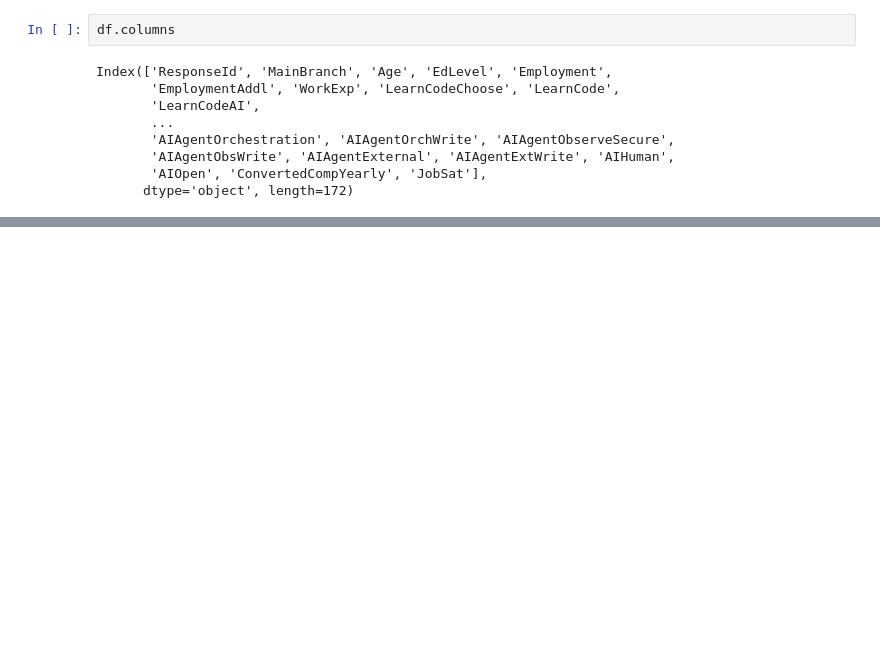
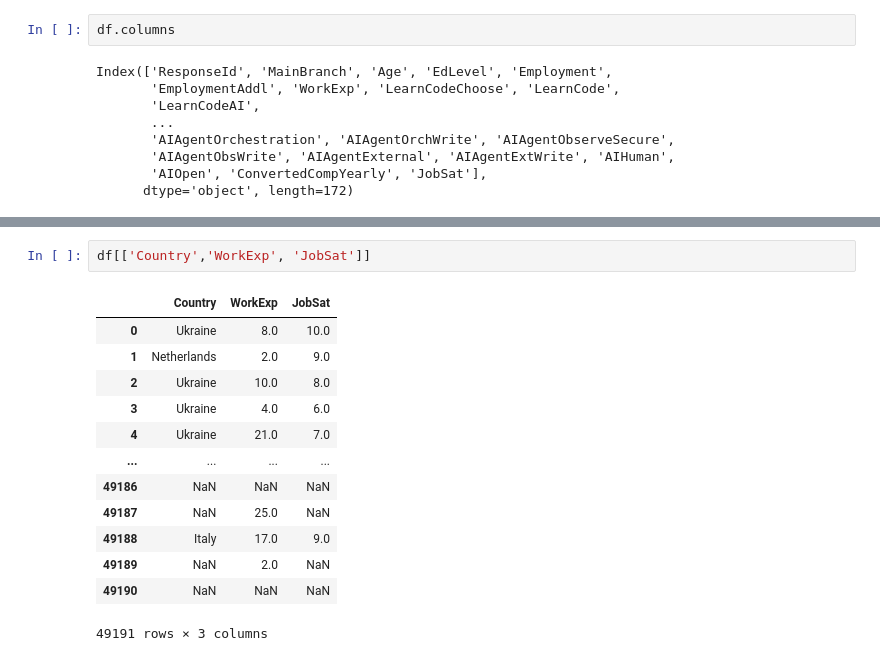
Before and after one commit to CaseyKiiza2026/ml-learning, a Jupyter notebook: week1_pandas/pandas_practice.ipynb, the cells around one changed output, grey strips where cells are left out. Drawn from its saved outputs; the diff is of its cells as text; blank space fills up the shorter version.

```diff
--- a/week1_pandas/pandas_practice.ipynb
+++ b/week1_pandas/pandas_practice.ipynb
@@ -54,0 +99,16 @@ df.loc[
+# %%
+df[['Country','WorkExp', 'JobSat']]
+# %% [output]
+|  | Country | WorkExp | JobSat |
+| 0 | Ukraine | 8.0 | 10.0 |
+| 1 | Netherlands | 2.0 | 9.0 |
+| 2 | Ukraine | 10.0 | 8.0 |
+| 3 | Ukraine | 4.0 | 6.0 |
+| 4 | Ukraine | 21.0 | 7.0 |
+| ... | ... | ... | ... |
+| 49186 | NaN | NaN | NaN |
+| 49187 | NaN | 25.0 | NaN |
+| 49188 | Italy | 17.0 | 9.0 |
+| 49189 | NaN | 2.0 | NaN |
+| 49190 | NaN | NaN | NaN |
+49191 rows × 3 columns
```
Also changed, not shown: parts of 11 cells of this notebook, 3 other files.
